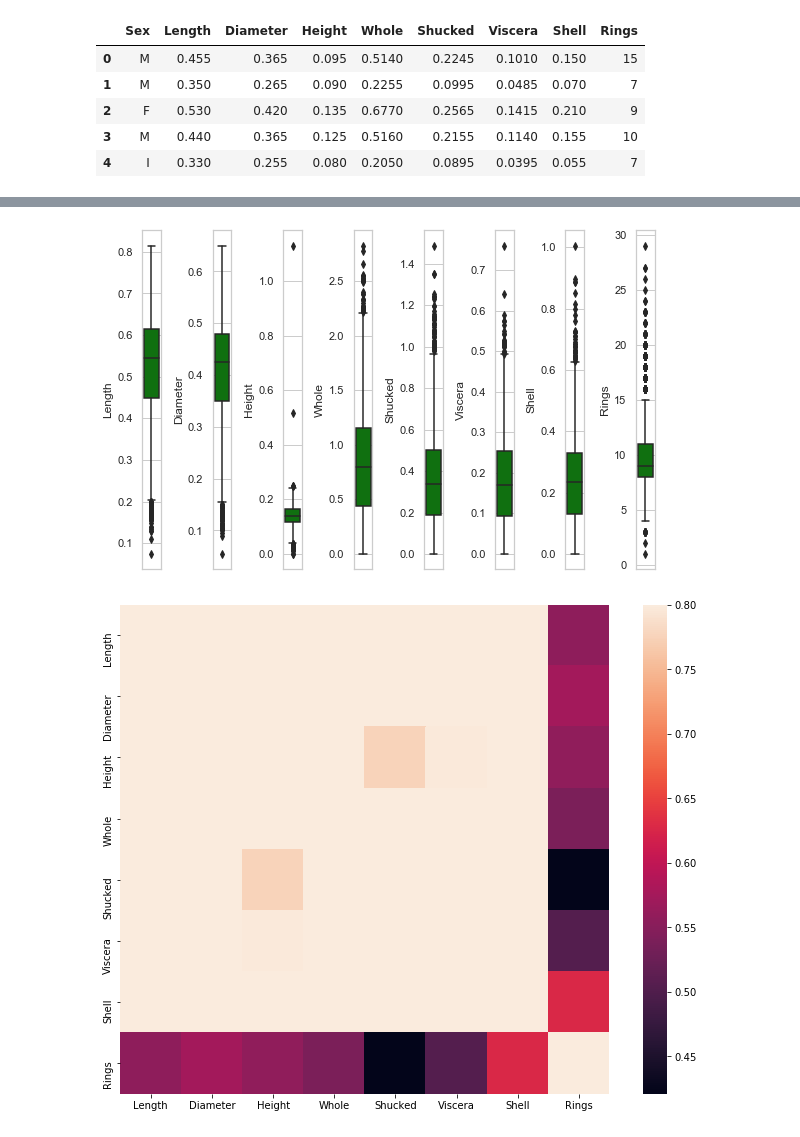
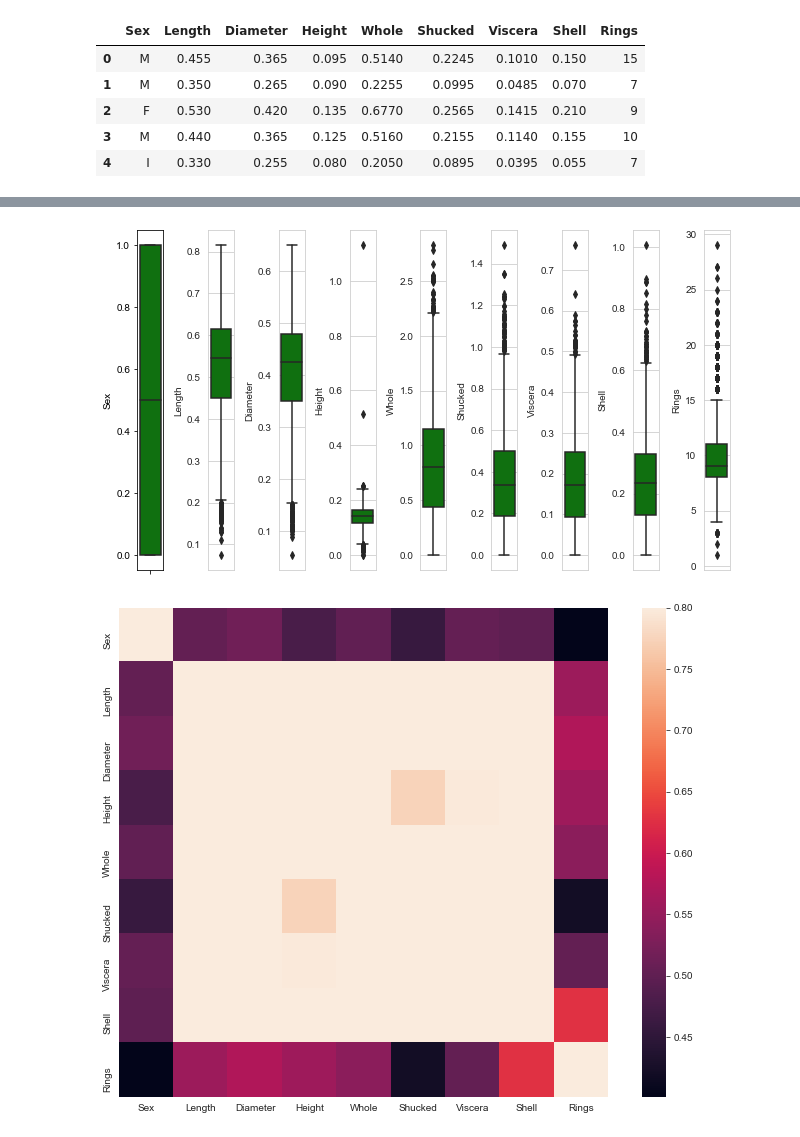
Before and after one commit to avdosev/abalone_analysis, a Jupyter notebook: abalone.ipynb, the cells around one changed output, grey strips where cells are left out. Cells and saved outputs as stored; diff of their text form; code cells hidden in the pictures.

```diff
--- a/abalone.ipynb
+++ b/abalone.ipynb
@@ -5,5 +26,5 @@ import seaborn as sns
 # %%
 data_path = './data/abalone.csv'
 # %%
-data_frame = pd.read_csv(data_path)
+df = pd.read_csv(data_path)
 # %%
@@ -17,0 +45,10 @@ data_frame.head()
+# %%
+def sex_transform(s):
+    s2n_map = {
+        "M": 0.5,
+        "F": 1,
+        "I": 0
+    }
+    return s2n_map[s]
+
+df.Sex = df.Sex.transform(sex_transform)
@@ -18,20 +64,20 @@ data_frame.head()
 # %%
-l = data_frame.loc[:, 'Length':'Rings'].columns.values
+l = df.columns.values
 number_of_columns=9
 number_of_rows = len(l)-1/number_of_columns
 plt.figure(figsize=(number_of_columns,5*number_of_rows))
 for i in range(0,len(l)):
     plt.subplot(number_of_rows + 1,number_of_columns,i+1)
     sns.set_style('whitegrid')
-    sns.boxplot(data_frame[l[i]],color='green',orient='v')
+    sns.boxplot(df[l[i]],color='green',orient='v')
     plt.tight_layout()
 # %% [output]
-[figure, old version]
+[figure, new version]
 # %%
-corrmat = data_frame.corr()
+corrmat = df.corr()
 f, ax = plt.subplots(figsize=(12, 9))
 sns.heatmap(corrmat, vmax=.8, square=True);
 # %% [output]
-[figure, old version]
+[figure, new version]
 # %%
 sns.set()
```
Also changed, not shown: parts of 5 cells of this notebook.
